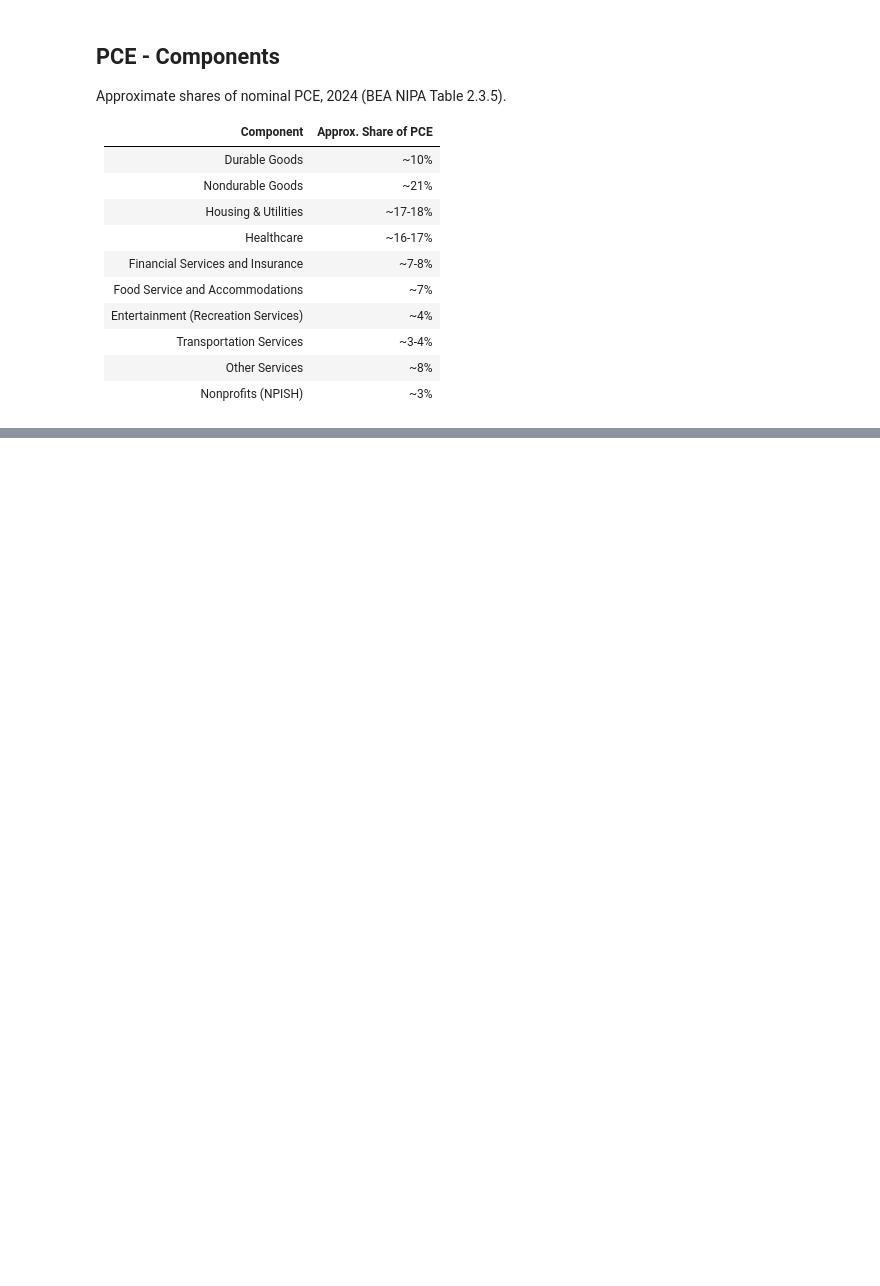
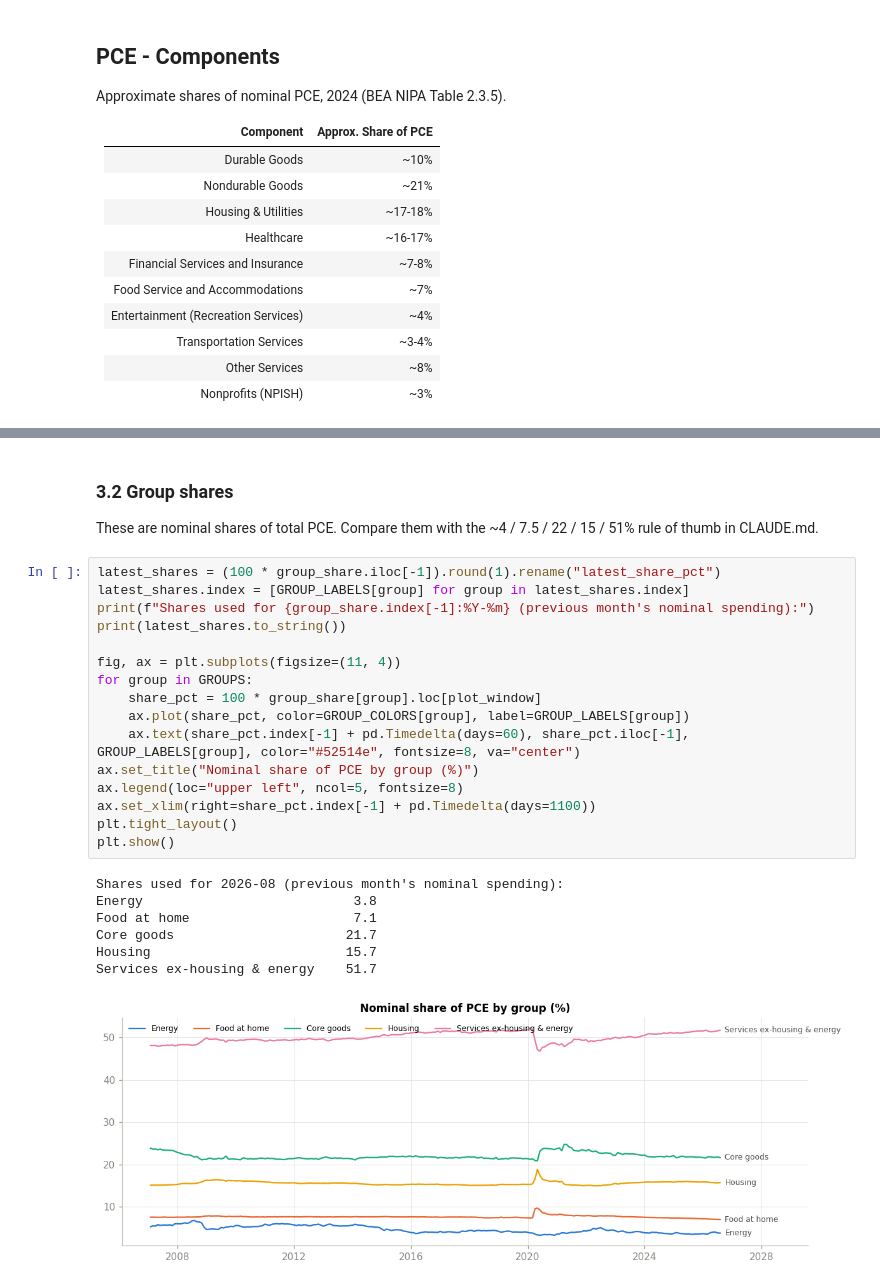
Before and after one commit to ajace13/Stat-Models-Final-Project, a Jupyter notebook: exploring_PCE.ipynb, the cells around one changed output, grey strips where cells are left out. Drawn from its saved outputs; the diff is of its cells as text; blank space fills up the shorter version.

```diff
--- a/exploring_PCE.ipynb
+++ b/exploring_PCE.ipynb
@@ -38,0 +374,27 @@ Approximate shares of nominal PCE, 2024 (BEA NIPA Table 2.3.5).
+# %% [markdown]
+### 3.2 Group shares
+These are nominal shares of total PCE. Compare them with the ~4 / 7.5 / 22 / 15 / 51% rule of thumb in CLAUDE.md.
+# %%
+latest_shares = (100 * group_share.iloc[-1]).round(1).rename("latest_share_pct")
+latest_shares.index = [GROUP_LABELS[group] for group in latest_shares.index]
+print(f"Shares used for {group_share.index[-1]:%Y-%m} (previous month's nominal spending):")
+print(latest_shares.to_string())
+
+fig, ax = plt.subplots(figsize=(11, 4))
+for group in GROUPS:
+    share_pct = 100 * group_share[group].loc[plot_window]
+    ax.plot(share_pct, color=GROUP_COLORS[group], label=GROUP_LABELS[group])
+    ax.text(share_pct.index[-1] + pd.Timedelta(days=60), share_pct.iloc[-1], GROUP_LABELS[group], color="#52514e", fontsize=8, va="center")
+ax.set_title("Nominal share of PCE by group (%)")
+ax.legend(loc="upper left", ncol=5, fontsize=8)
+ax.set_xlim(right=share_pct.index[-1] + pd.Timedelta(days=1100))
+plt.tight_layout()
+plt.show()
+# %% [output]
+Shares used for 2026-08 (previous month's nominal spending):
+Energy                           3.8
+Food at home                     7.1
+Core goods                      21.7
+Housing                         15.7
+Services ex-housing & energy    51.7
+[figure, added]
```
Also changed, not shown: parts of 34 cells of this notebook, 52 other files.
